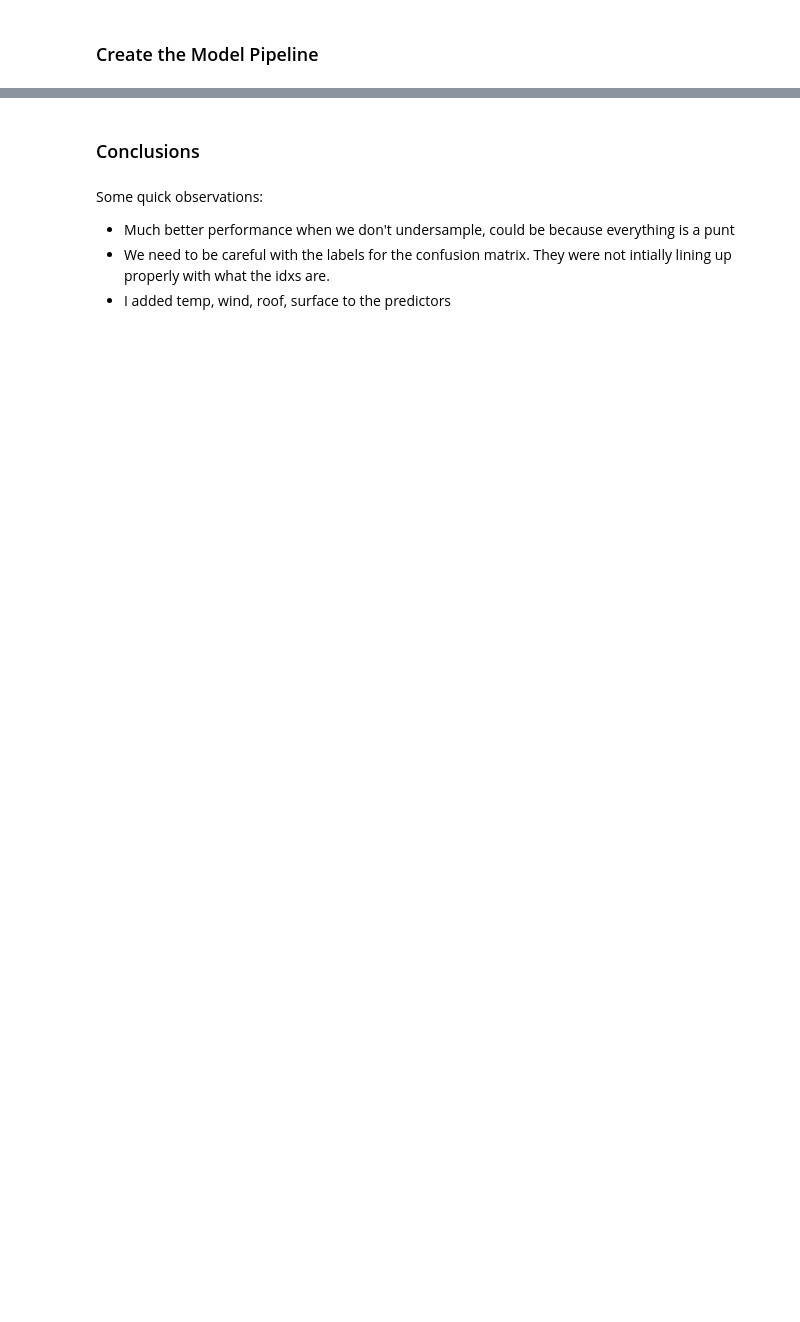
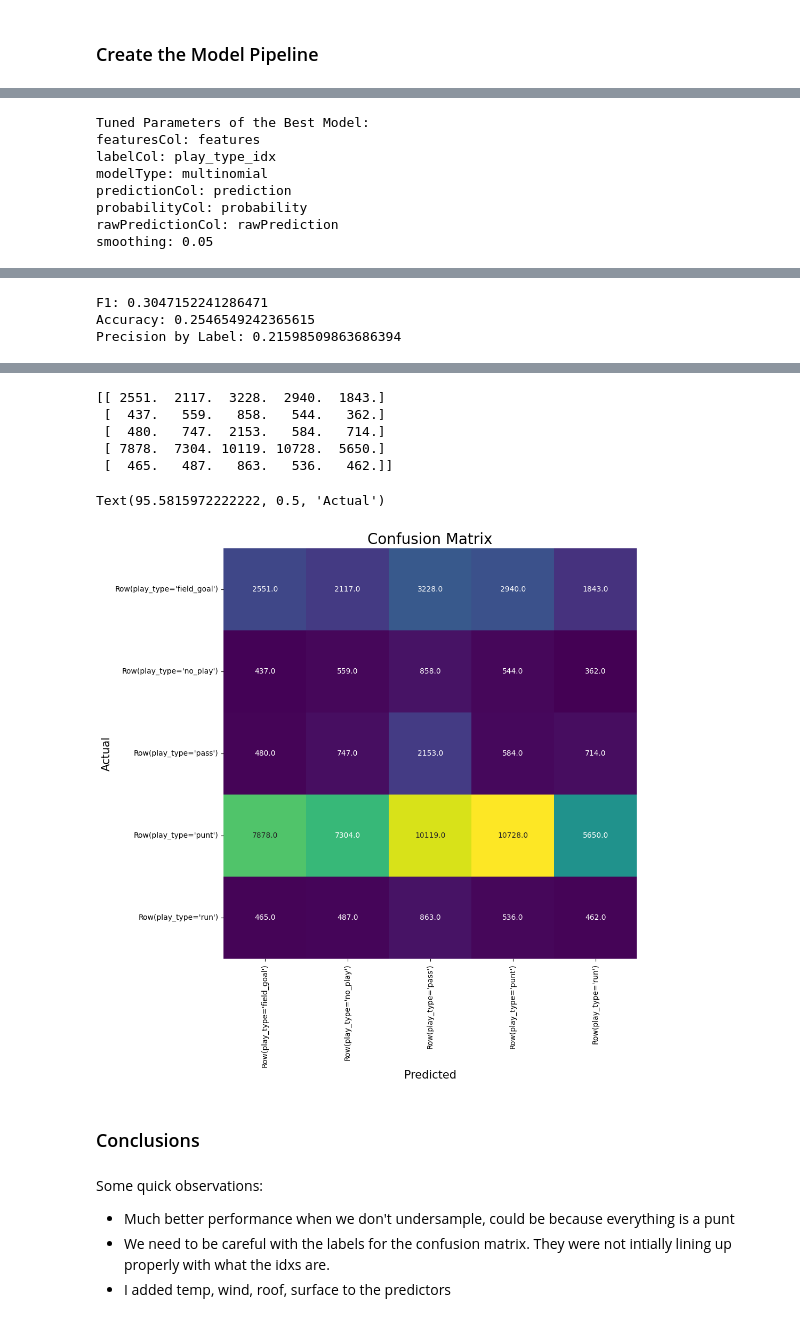
Before and after one commit to eanelson01/distributed-computing-final, a Jupyter notebook: NaiveBayes.ipynb, the cells around one changed output, grey strips where cells are left out. Drawn from its saved outputs; the diff is of its cells as text; code cells hidden in the pictures; blank space fills up the shorter version.

Commit message:
Updated Naive Bayes to include both non and undersampling

```diff
--- a/NaiveBayes.ipynb
+++ b/NaiveBayes.ipynb
@@ -23,7 +23,7 @@ import matplotlib.pyplot as plt
 from pyspark.sql import functions as F
 # %%
 # get the spark session and data frame
-spark, df, test_df = GetSparkDF(undersample = True)
+data = GetSparkDF(include_undersample = True)
 # %% [output]
 2000 done.
 2001 done.
@@ -53,3 +53,5 @@ To adjust logging level use sc.setLogLevel(newLevel). For SparkR, use setLogLeve
+# %%
+spark, df, test_df, undersample_df = data
 # %% [markdown]
 ### Create the Model Pipeline
 # %%
@@ -122,5 +132,13 @@ df = df.withColumn(
     F.when(df.surface == '', 'Undefined').otherwise(df.surface)
 )
 
+undersample_df = undersample_df.withColumn(
+    'surface',
+    F.when(undersample_df.surface == '', 'Undefined').otherwise(undersample_df.surface)
+)
+
 # fit the model with the hyperparameter search
 nb_model = tvs.fit(df)
+
+# fit to undersample as well
+nb_undersample_model = tvs.fit(undersample_df)
@@ -209,0 +342,58 @@ plt.ylabel('Actual', fontsize = 15) # y-axis label with fontsize 15
+# %%
+best_model = nb_undersample_model.bestModel
+
+# Extract the parameter map of the best model
+best_params = best_model.stages[-1].extractParamMap()
+
+# Print the parameters values
+print("Tuned Parameters of the Best Model:")
+for param, value in best_params.items():
+    print(f"{param.name}: {value}")
+
+# get prediction
+prediction = best_model.transform(test_df)
+
+# use same evaluators
+f1_score = f1_evaluator.evaluate(prediction)
+accuracy = accuracy_evaluator.evaluate(prediction)
+precision_by_label = precision_by_label_eval.evaluate(prediction)
+
+results = f'''
+F1: {f1_score}
+Accuracy: {accuracy}
+Precision by Label: {precision_by_label}
+'''
+
+print(results)
+
+labels = prediction.select([prediction.play_type, prediction.play_type_idx]).distinct().orderBy(prediction.play_type_idx).select(prediction.play_type).collect()
+
+preds_and_labels = prediction.select(['prediction','play_type_idx'])\
+                              .withColumn('play_type_idx', col('play_type_idx')\
+                              .cast(FloatType()))\
+                              .orderBy('prediction')
+
+metrics = MulticlassMetrics(preds_and_labels.rdd.map(tuple))
+
+print(metrics.confusionMatrix().toArray())
+
+_ = plt.figure(figsize=(10, 10))
+ax = sns.heatmap(metrics.confusionMatrix().toArray(),
+            cmap='viridis',
+            annot=True,fmt='0',
+            cbar=False,
+            xticklabels=labels,
+            yticklabels=labels)
+
+plt.title('Confusion Matrix', fontsize = 20) # title with fontsize 20
+plt.xlabel('Predicted', fontsize = 15) # x-axis label with fontsize 15
+plt.ylabel('Actual', fontsize = 15) # y-axis label with fontsize 15
+# %% [output]
+Tuned Parameters of the Best Model:
+featuresCol: features
+labelCol: play_type_idx
+modelType: multinomial
+predictionCol: prediction
+probabilityCol: probability
+rawPredictionCol: rawPrediction
+smoothing: 0.05
@@ -209,0 +407,3 @@ plt.ylabel('Actual', fontsize = 15) # y-axis label with fontsize 15
+F1: 0.3047152241286471
+Accuracy: 0.2546549242365615
+Precision by Label: 0.21598509863686394
@@ -210,3 +413,10 @@ plt.ylabel('Actual', fontsize = 15) # y-axis label with fontsize 15
+[[ 2551.  2117.  3228.  2940.  1843.]
+ [  437.   559.   858.   544.   362.]
+ [  480.   747.  2153.   584.   714.]
+ [ 7878.  7304. 10119. 10728.  5650.]
+ [  465.   487.   863.   536.   462.]]
+Text(95.5815972222222, 0.5, 'Actual')
+[figure, added]
 # %% [markdown]
 ### Conclusions
 # %% [markdown]
```
Also changed, not shown: parts of 18 cells of this notebook, 1 other file.
